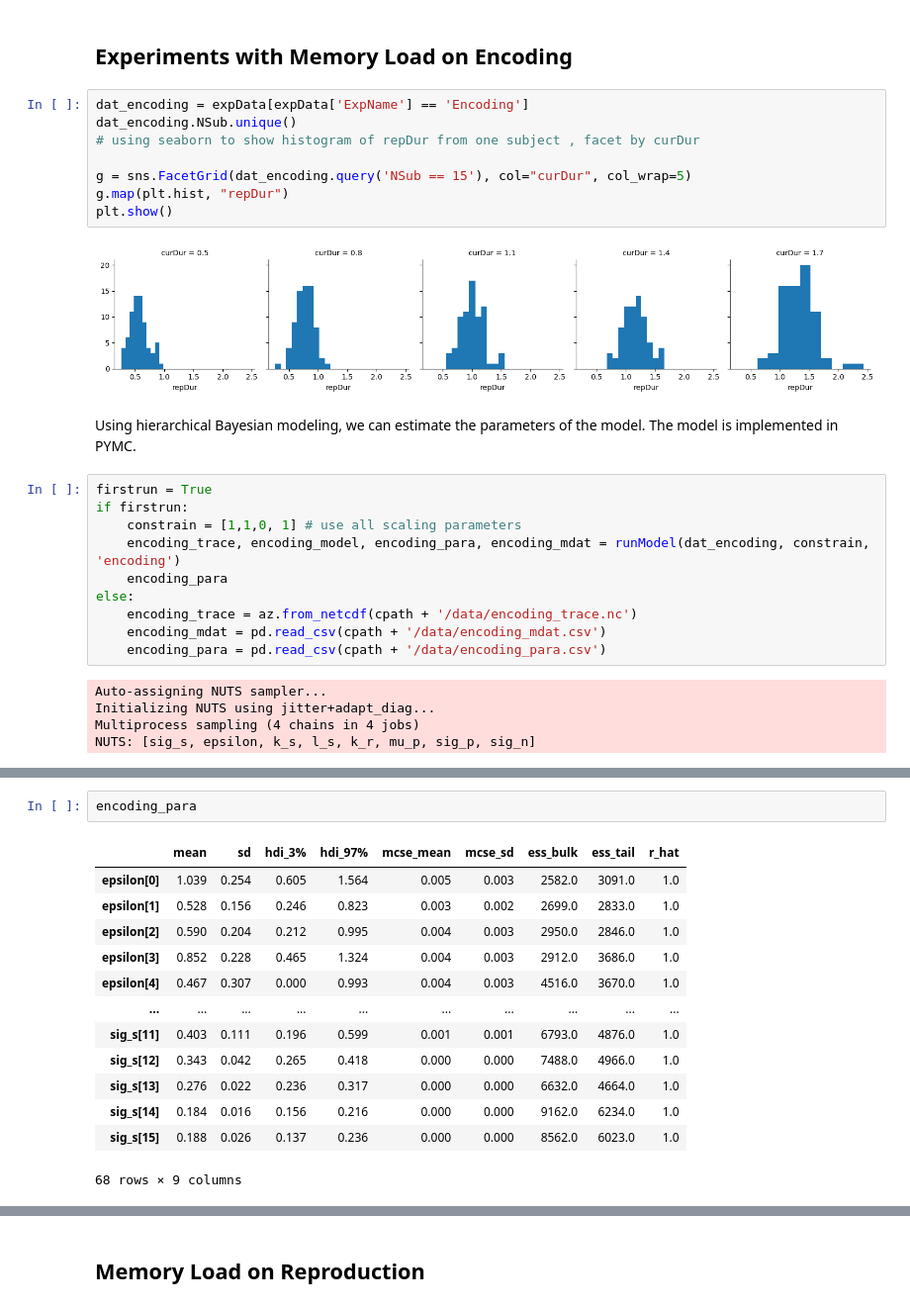
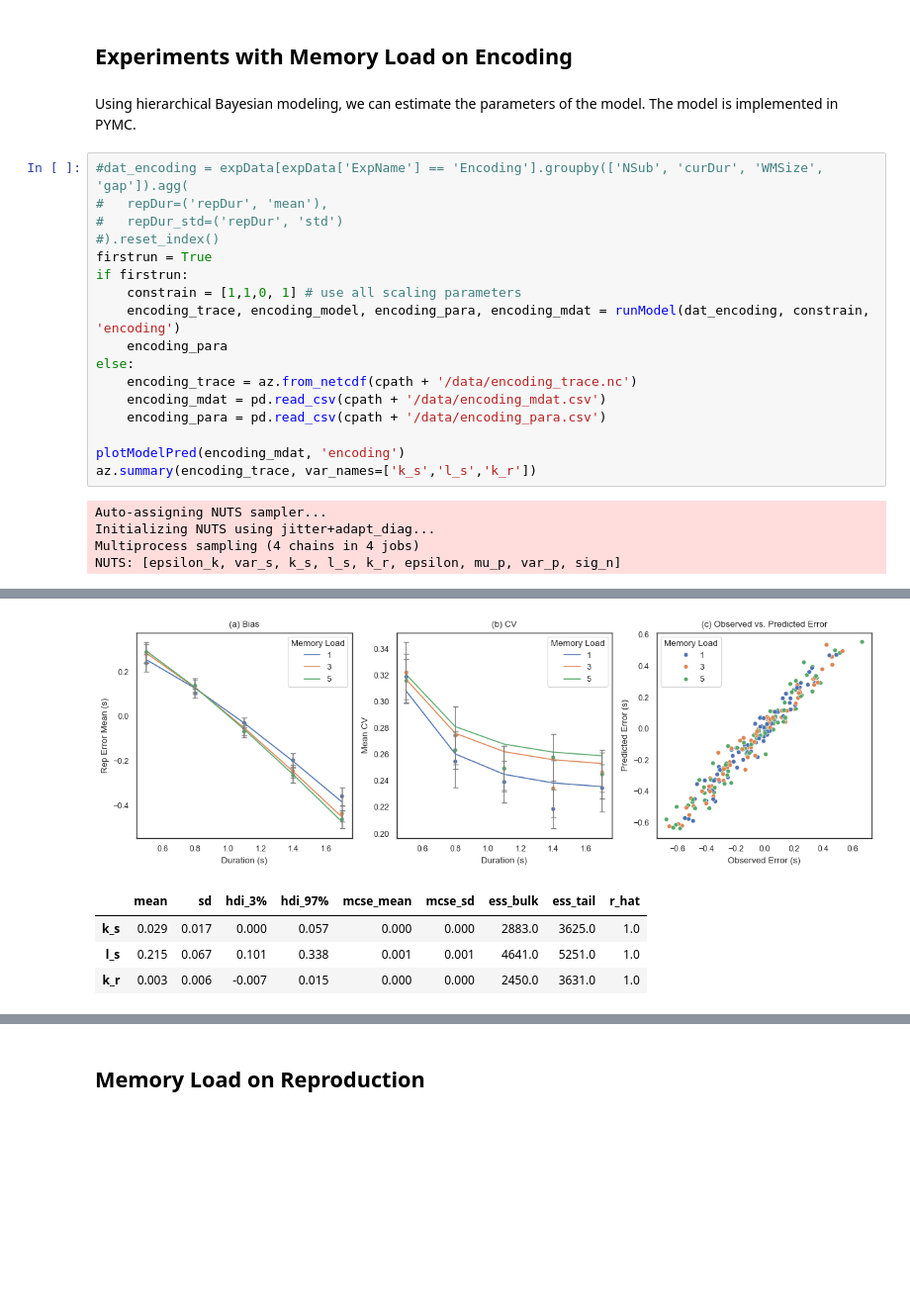
Before and after one commit to msenselab/working_memory_reproduction, a Jupyter notebook: analysis/wm_model.ipynb, the cells around one changed output, grey strips where cells are left out. Shown at 99% size. Saved outputs shown, nothing was run; the diff lists cells and outputs as text; blank space fills up the shorter version.

Commit message:
model for all experiments

```diff
--- a/analysis/wm_model.ipynb
+++ b/analysis/wm_model.ipynb
@@ -293,18 +300,12 @@ def runModel(dat, constrain, model_name):
 # %% [markdown]
 ## Experiments with Memory Load on Encoding
-# %%
-dat_encoding = expData[expData['ExpName'] == 'Encoding']
-dat_encoding.NSub.unique()
-# using seaborn to show histogram of repDur from one subject , facet by curDur
-
-g = sns.FacetGrid(dat_encoding.query('NSub == 15'), col="curDur", col_wrap=5)
-g.map(plt.hist, "repDur")
-plt.show()
-# %% [output]
-[figure, removed]
 # %% [markdown]
 Using hierarchical Bayesian modeling, we can estimate the parameters of the model. The model is implemented in PYMC.
 # %%
+#dat_encoding = expData[expData['ExpName'] == 'Encoding'].groupby(['NSub', 'curDur', 'WMSize', 'gap']).agg(
+#	repDur=('repDur', 'mean'),
+#	repDur_std=('repDur', 'std')
+#).reset_index()
 firstrun = True
 if firstrun:
 	constrain = [1,1,0, 1] # use all scaling parameters
@@ -314,11 +315,14 @@ else:
 	encoding_trace = az.from_netcdf(cpath + '/data/encoding_trace.nc')
 	encoding_mdat = pd.read_csv(cpath + '/data/encoding_mdat.csv')
 	encoding_para = pd.read_csv(cpath + '/data/encoding_para.csv')
+
+plotModelPred(encoding_mdat, 'encoding')
+az.summary(encoding_trace, var_names=['k_s','l_s','k_r'])
 # %% [output]
 Auto-assigning NUTS sampler...
 Initializing NUTS using jitter+adapt_diag...
 Multiprocess sampling (4 chains in 4 jobs)
-NUTS: [sig_s, epsilon, k_s, l_s, k_r, mu_p, sig_p, sig_n]
+NUTS: [epsilon_k, var_s, k_s, l_s, k_r, epsilon, mu_p, var_p, sig_n]
 [interactive output not drawn]
 [interactive output not drawn]
 [interactive output not drawn]
@@ -326,20 +331,9 @@ Sampling 4 chains for 1_000 tune and 2_000 draw iterations (4_000 + 8_000 draws
 Sampling: [resp_like]
 [interactive output not drawn]
 [interactive output not drawn]
 [interactive output not drawn]
+[figure, added]
+|  | mean | sd | hdi_3% | hdi_97% | mcse_mean | mcse_sd | ess_bulk | ess_tail | r_hat |
+| k_s | 0.029 | 0.017 | 0.000 | 0.057 | 0.000 | 0.000 | 2883.0 | 3625.0 | 1.0 |
+| l_s | 0.215 | 0.067 | 0.101 | 0.338 | 0.001 | 0.001 | 4641.0 | 5251.0 | 1.0 |
+| k_r | 0.003 | 0.006 | -0.007 | 0.015 | 0.000 | 0.000 | 2450.0 | 3631.0 | 1.0 |
-# %%
-encoding_para
-# %% [output]
-|  | mean | sd | hdi_3% | hdi_97% | mcse_mean | mcse_sd | ess_bulk | ess_tail | r_hat |
-| epsilon[0] | 1.039 | 0.254 | 0.605 | 1.564 | 0.005 | 0.003 | 2582.0 | 3091.0 | 1.0 |
-| epsilon[1] | 0.528 | 0.156 | 0.246 | 0.823 | 0.003 | 0.002 | 2699.0 | 2833.0 | 1.0 |
-| epsilon[2] | 0.590 | 0.204 | 0.212 | 0.995 | 0.004 | 0.003 | 2950.0 | 2846.0 | 1.0 |
-| epsilon[3] | 0.852 | 0.228 | 0.465 | 1.324 | 0.004 | 0.003 | 2912.0 | 3686.0 | 1.0 |
-| epsilon[4] | 0.467 | 0.307 | 0.000 | 0.993 | 0.004 | 0.003 | 4516.0 | 3670.0 | 1.0 |
-| ... | ... | ... | ... | ... | ... | ... | ... | ... | ... |
-| sig_s[11] | 0.403 | 0.111 | 0.196 | 0.599 | 0.001 | 0.001 | 6793.0 | 4876.0 | 1.0 |
-| sig_s[12] | 0.343 | 0.042 | 0.265 | 0.418 | 0.000 | 0.000 | 7488.0 | 4966.0 | 1.0 |
-| sig_s[13] | 0.276 | 0.022 | 0.236 | 0.317 | 0.000 | 0.000 | 6632.0 | 4664.0 | 1.0 |
-| sig_s[14] | 0.184 | 0.016 | 0.156 | 0.216 | 0.000 | 0.000 | 9162.0 | 6234.0 | 1.0 |
-| sig_s[15] | 0.188 | 0.026 | 0.137 | 0.236 | 0.000 | 0.000 | 8562.0 | 6023.0 | 1.0 |
-68 rows × 9 columns
```
Also changed, not shown: parts of 33 cells of this notebook, 35 other files.
